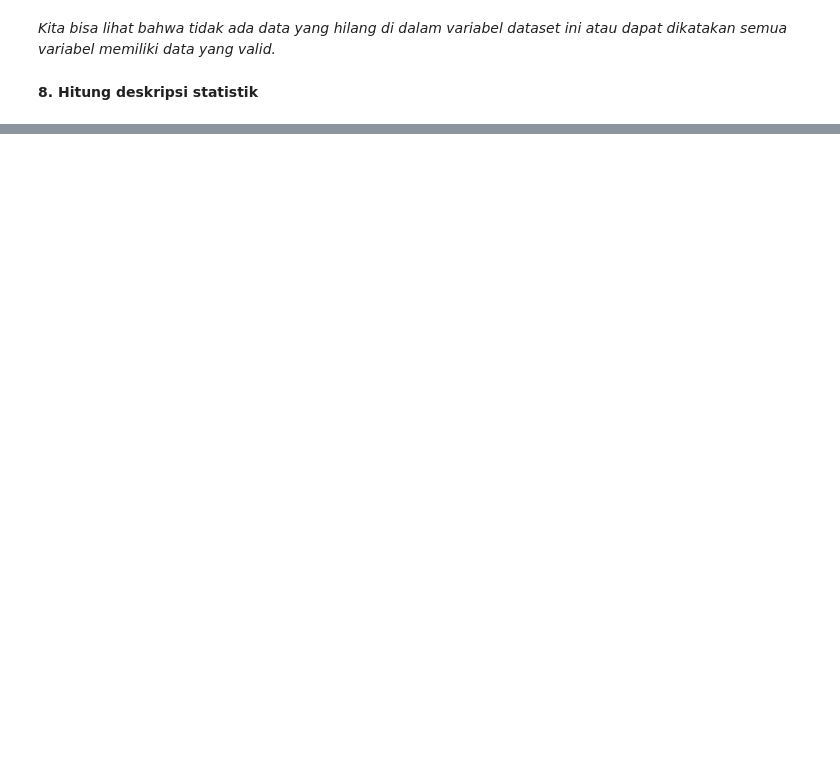
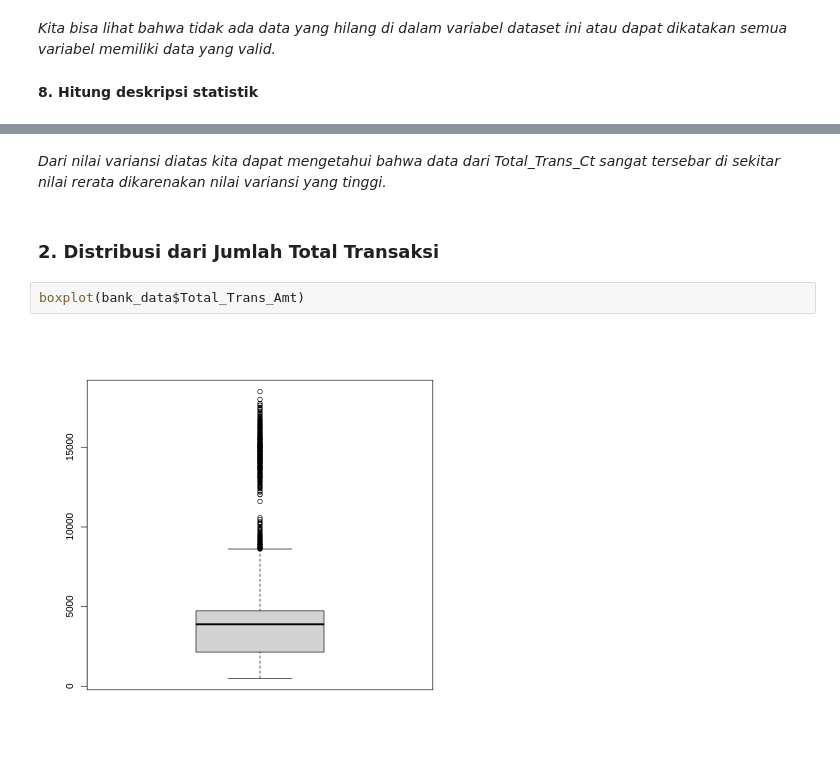
Before and after one commit to dioapw/TUBES_STATISTIKA_DATA, a Jupyter notebook: TUBES_STATISTIKA.ipynb, the cells around one changed output, grey strips where cells are left out. Drawn from its saved outputs; the diff is of its cells as text; blank space fills up the shorter version.

```diff
--- a/TUBES_STATISTIKA.ipynb
+++ b/TUBES_STATISTIKA.ipynb
@@ -205,0 +171,8 @@ A data.frame: 6 × 23
+# %% [markdown]
+*Dari nilai variansi diatas kita dapat mengetahui bahwa data dari Total_Trans_Ct sangat tersebar di sekitar nilai rerata dikarenakan nilai variansi yang tinggi.*
+# %% [markdown]
+### **2. Distribusi dari Jumlah Total Transaksi**
+# %%
+boxplot(bank_data$Total_Trans_Amt)
+# %% [output]
+[figure, added]
```
Also changed, not shown: parts of 38 cells of this notebook.
